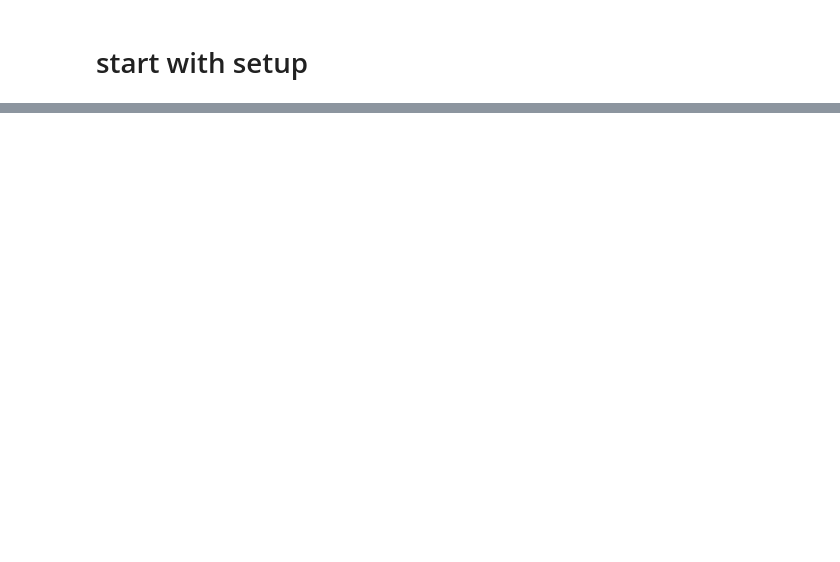
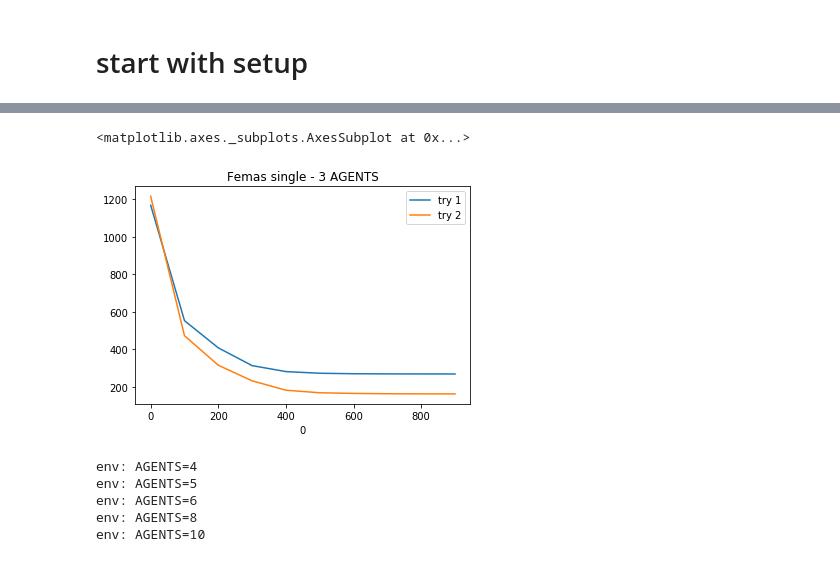
Before and after one commit to hAckdamDys/pyage, a Jupyter notebook: start_notebook.ipynb, the cells around one changed output, grey strips where cells are left out. Cells and saved outputs as stored; diff of their text form; code cells hidden in the pictures; blank space fills up the shorter version.

```diff
--- a/start_notebook.ipynb
+++ b/start_notebook.ipynb
@@ -29,0 +63,27 @@ INFO:pyage.core.workplace:=========STEP 10=============
+# %%
+plot_data2=pd.read_csv("fitness_pyage.conf.femas_single_pyage.txt",sep=";",header=None,index_col=0)
+# %%
+ax=plt.gca(title="Femas single - 3 AGENTS")
+plot_data.columns=["try 1"]
+plot_data.plot(ax=ax)
+plot_data2.columns=["try 2"]
+plot_data2.plot(ax=ax)
+# %% [output]
+<matplotlib.axes._subplots.AxesSubplot at 0x...>
+[figure, added]
+# %%
+plot_datas=[]
+%rm fitness_pyage.conf.femas_single_pyage.txt
+for i in [4,5,6,8,10]:
+    %env AGENTS=$i
+    !python -m pyage.core.bootstrap pyage.conf.femas_single
+    plot_data=pd.read_csv("fitness_pyage.conf.femas_single_pyage.txt",sep=";",header=None,index_col=0)
+    plot_data.columns=[str(i)+" AGENTS"]
+    plot_datas.append(plot_data)
+    %mv fitness_pyage.conf.femas_single_pyage.txt fitness_pyage.conf.femas_single_pyage_$i.txt
+# %% [output]
+env: AGENTS=4
+env: AGENTS=5
+env: AGENTS=6
+env: AGENTS=8
+env: AGENTS=10
```
Also changed, not shown: parts of 19 cells of this notebook.
